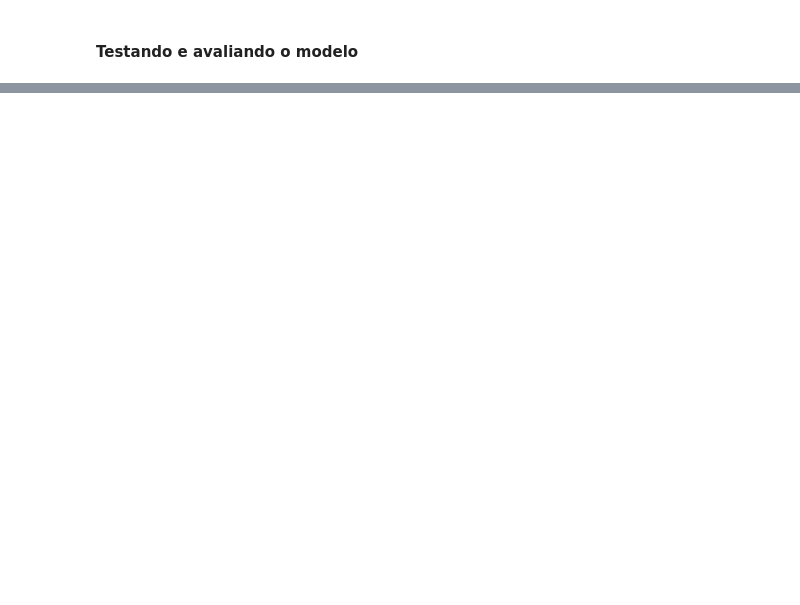
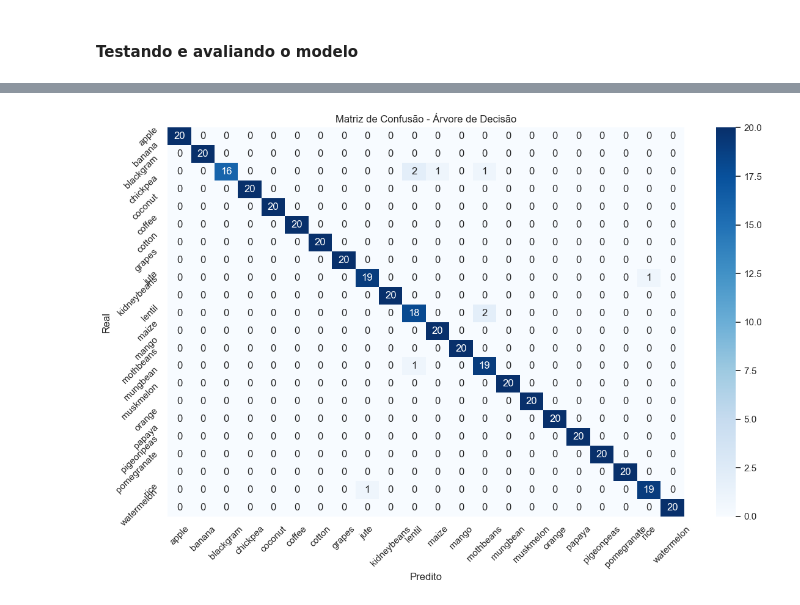
Before and after one commit to Fiap-RJ/Fase-3---Cap-14, a Jupyter notebook: ArthurAlentejo_RM564810_fase3_cap14.ipynb, the cells around one changed output, grey strips where cells are left out. Cells and saved outputs as stored; diff of their text form; code cells hidden in the pictures; blank space fills up the shorter version.

```diff
--- a/ArthurAlentejo_RM564810_fase3_cap14.ipynb
+++ b/ArthurAlentejo_RM564810_fase3_cap14.ipynb
@@ -775,0 +877,15 @@ NameError: name 'plt' is not defined
+# %%
+# Pegando os melhores parametros
+best_params_dtree = grid_search_dtree.best_params_
+
+# Criando e treinando o modelo de Árvore de Decisão
+dtree = DecisionTreeClassifier(
+    criterion=best_params_dtree['criterion'],
+    max_depth=best_params_dtree['max_depth'],
+    min_samples_split=best_params_dtree['min_samples_split'],
+    min_samples_leaf=best_params_dtree['min_samples_leaf'],
+    random_state=42
+)
+
+
+dtree.fit(X_train_scaled, y_train)
@@ -775,0 +896,9 @@ NameError: name 'plt' is not defined
+# %%
+# Avaliação do modelo
+
+y_pred_dtree = dtree.predict(X_test_scaled)
+
+
+print("Acurácia - Árvore de Decisão:", accuracy_score(y_test, y_pred_dtree))
+print("\nClassification Report - Árvore de Decisão:\n")
+print(classification_report(y_test, y_pred_dtree))
@@ -775,0 +923,16 @@ NameError: name 'plt' is not defined
+# %%
+# Visualização da matriz de confusão para Árvore de Decisão
+
+plt.figure(figsize=(12, 8))
+sns.heatmap(confusion_matrix(y_test, y_pred_dtree),
+            annot=True, fmt='d', cmap='Blues',
+            xticklabels=dtree.classes_, yticklabels=dtree.classes_)
+plt.title('Matriz de Confusão - Árvore de Decisão')
+plt.xlabel('Predito')
+plt.ylabel('Real')
+plt.xticks(rotation=45)
+plt.yticks(rotation=45)
+plt.tight_layout()
+plt.show()
+# %% [output]
+[figure, added]
```
Also changed, not shown: parts of 32 cells of this notebook.
